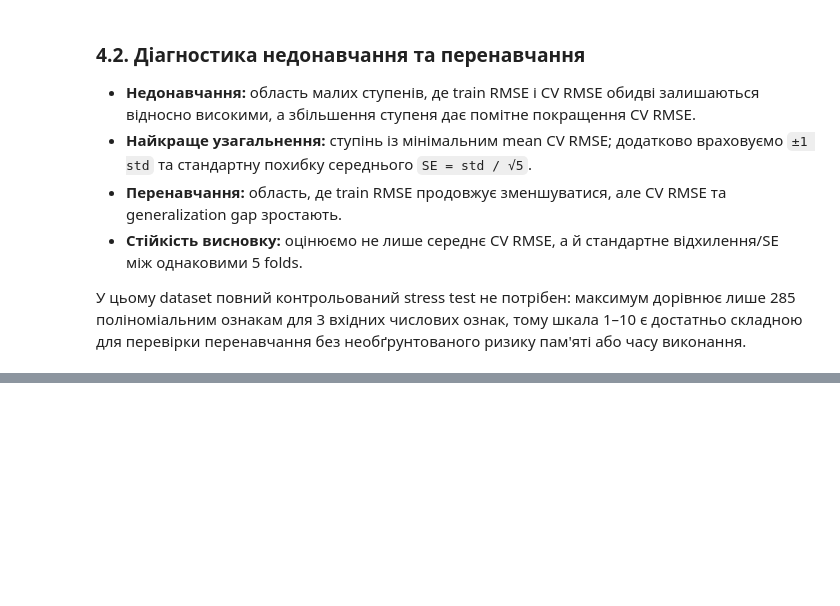
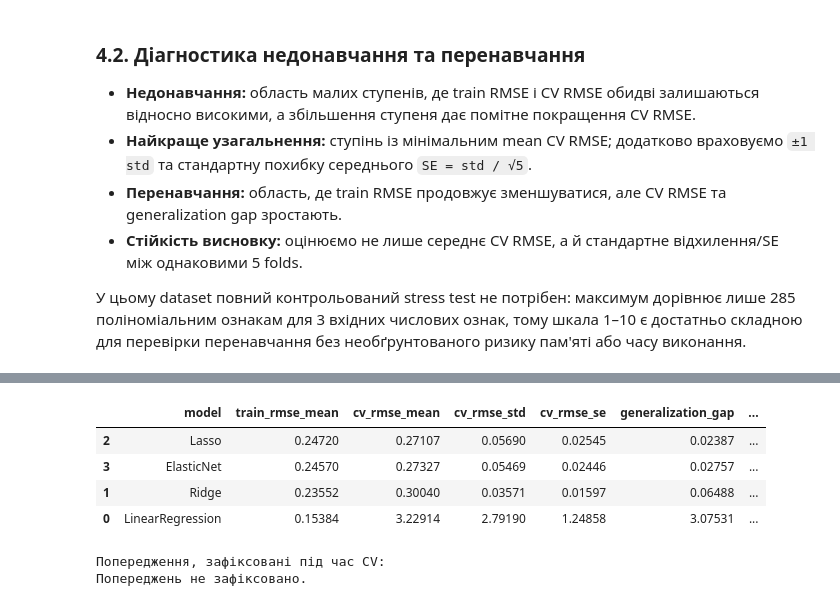
Before and after one commit to Yaroslav071315/machine-learning-course-volovnyk, a Jupyter notebook: practical03/notebook/Practical03.ipynb, the cells around one changed output, grey strips where cells are left out. Cells and saved outputs as stored; diff of their text form; code cells hidden in the pictures; blank space fills up the shorter version.

```diff
--- a/practical03/notebook/Practical03.ipynb
+++ b/practical03/notebook/Practical03.ipynb
@@ -384,0 +392,61 @@ plt.show()
+# %%
+COMPLEX_DEGREE = 10
+
+# Спільний простір ознак і однакова CV-схема для всіх чотирьох моделей.
+# Гіперпараметри регуляризованих моделей фіксуємо з попереднього дослідницького етапу:
+# Ridge alpha=0.1, Lasso alpha=0.001, ElasticNet alpha=0.001, l1_ratio=0.7.
+# Це не підміна CV: у цьому пункті перевіряється саме ефект регуляризації на однаковому просторі.
+models = {
+    "LinearRegression": LinearRegression(),
+    "Ridge": Ridge(alpha=0.1),
+    "Lasso": Lasso(alpha=0.001, max_iter=100000, tol=1e-5),
+    "ElasticNet": ElasticNet(alpha=0.001, l1_ratio=0.7, max_iter=300000, tol=1e-5, random_state=42),
+}
+
+regularization_results = []
+warning_log = []
+for name, estimator in models.items():
+    model_pipe = Pipeline([
+        ("poly", PolynomialFeatures(degree=COMPLEX_DEGREE, include_bias=False)),
+        ("scaler", StandardScaler()),
+        ("model", estimator),
+    ])
+    with warnings.catch_warnings(record=True) as caught:
+        warnings.simplefilter("always")
+        scores = cross_validate(
+            model_pipe, X_train, y_train, cv=cv,
+            scoring="neg_root_mean_squared_error",
+            return_train_score=True, n_jobs=1
+        )
+    warning_log.extend((name, type(w.message).__name__, str(w.message)) for w in caught)
+    train_rmse = -scores["train_score"]
+    cv_rmse = -scores["test_score"]
+    regularization_results.append({
+        "model": name,
+        "train_rmse_mean": train_rmse.mean(),
+        "cv_rmse_mean": cv_rmse.mean(),
+        "cv_rmse_std": cv_rmse.std(ddof=1),
+        "cv_rmse_se": cv_rmse.std(ddof=1) / np.sqrt(N_SPLITS),
+        "generalization_gap": cv_rmse.mean() - train_rmse.mean(),
+        "mean_fit_time_sec": scores["fit_time"].mean(),
+    })
+
+regularization_results = pd.DataFrame(regularization_results).sort_values("cv_rmse_mean")
+display(regularization_results.round(5))
+
+print("Попередження, зафіксовані під час CV:")
+if warning_log:
+    for item in sorted(set(warning_log)):
+        print(item)
+else:
+    print("Попереджень не зафіксовано.")
+
+regularization_results.to_csv(FIG_DIR / "regularization_results.csv", index=False)
+# %% [output]
+|  | model | train_rmse_mean | cv_rmse_mean | cv_rmse_std | cv_rmse_se | generalization_gap | ... |
+| 2 | Lasso | 0.24720 | 0.27107 | 0.05690 | 0.02545 | 0.02387 | ... |
+| 3 | ElasticNet | 0.24570 | 0.27327 | 0.05469 | 0.02446 | 0.02757 | ... |
+| 1 | Ridge | 0.23552 | 0.30040 | 0.03571 | 0.01597 | 0.06488 | ... |
+| 0 | LinearRegression | 0.15384 | 3.22914 | 2.79190 | 1.24858 | 3.07531 | ... |
+Попередження, зафіксовані під час CV:
+Попереджень не зафіксовано.
```
Also changed, not shown: parts of 12 cells of this notebook.
